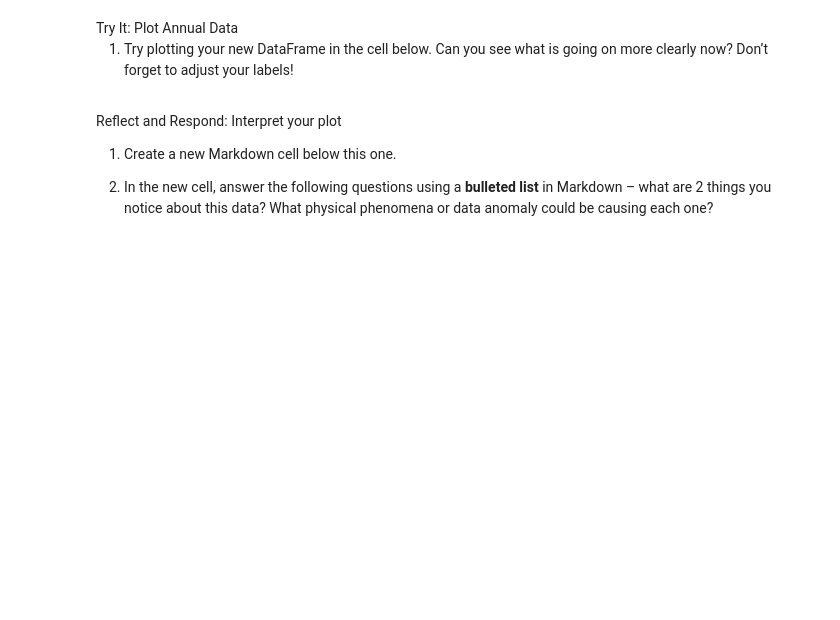
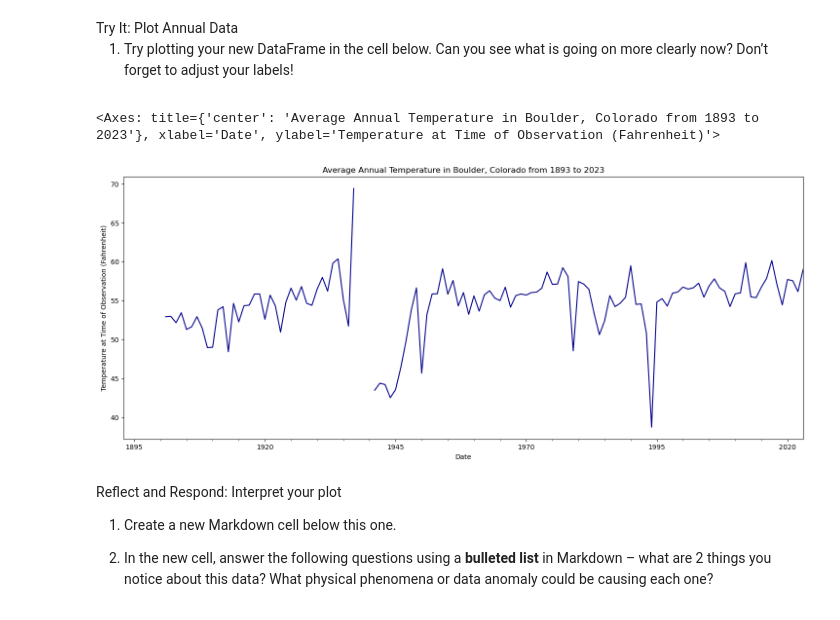
Before and after one commit to earthlab-education/climate-coding-challenge-hanried, a Jupyter notebook: 04_climate_coding_challenge_part_4.ipynb, the cells around one changed output. Saved outputs shown, nothing was run; the diff lists cells and outputs as text; code cells hidden in the pictures; blank space fills up the shorter version.

```diff
--- a/04_climate_coding_challenge_part_4.ipynb
+++ b/04_climate_coding_challenge_part_4.ipynb
@@ -132,5 +132,5 @@ href="https://pandas.pydata.org/pandas-docs/stable/user_guide/timeseries.html#ba
 resampling documentation</a> for a list of common built-in options.</li>
 </ol></div></div>
 # %%
-ann_climate_df = climate_df.resample('DT_OFFSET').agg_method_here()
+ann_climate_df = climate_df_units.resample('YS').mean()
 ann_climate_df
@@ -141,6 +156,18 @@ is going on more clearly now? Don’t forget to adjust your labels!</li>
 </ol></div></div>
 # %%
 # Plot the annual data
+
+ann_climate_df.plot(
+    y='TOBS (Fahrenheit)',
+    title='Average Annual Temperature in Boulder, Colorado from 1893 to 2023',
+    xlabel='Date',
+    ylabel='Temperature at Time of Observation (Fahrenheit)',
+    figsize=(18,7),
+    legend=False,
+    color="darkblue")
+# %% [output]
+<Axes: title={'center': 'Average Annual Temperature in Boulder, Colorado from 1893 to 2023'}, xlabel='Date', ylabel='Temperature at Time of Observation (Fahrenheit)'>
+[figure, added]
 # %% [markdown]
 <link rel="stylesheet" type="text/css" href="./assets/styles.css"><div class="callout callout-style-default callout-titled callout-respond"><div class="callout-header"><div class="callout-icon-container"><i class="callout-icon"></i></div><div class="callout-title-container flex-fill">Reflect and Respond: Interpret your plot</div></div><div class="callout-body-container callout-body"><ol type="1">
 <li><p>Create a new Markdown cell below this one.</p></li>
```
Also changed, not shown: parts of 7 cells of this notebook, 1 other file.
